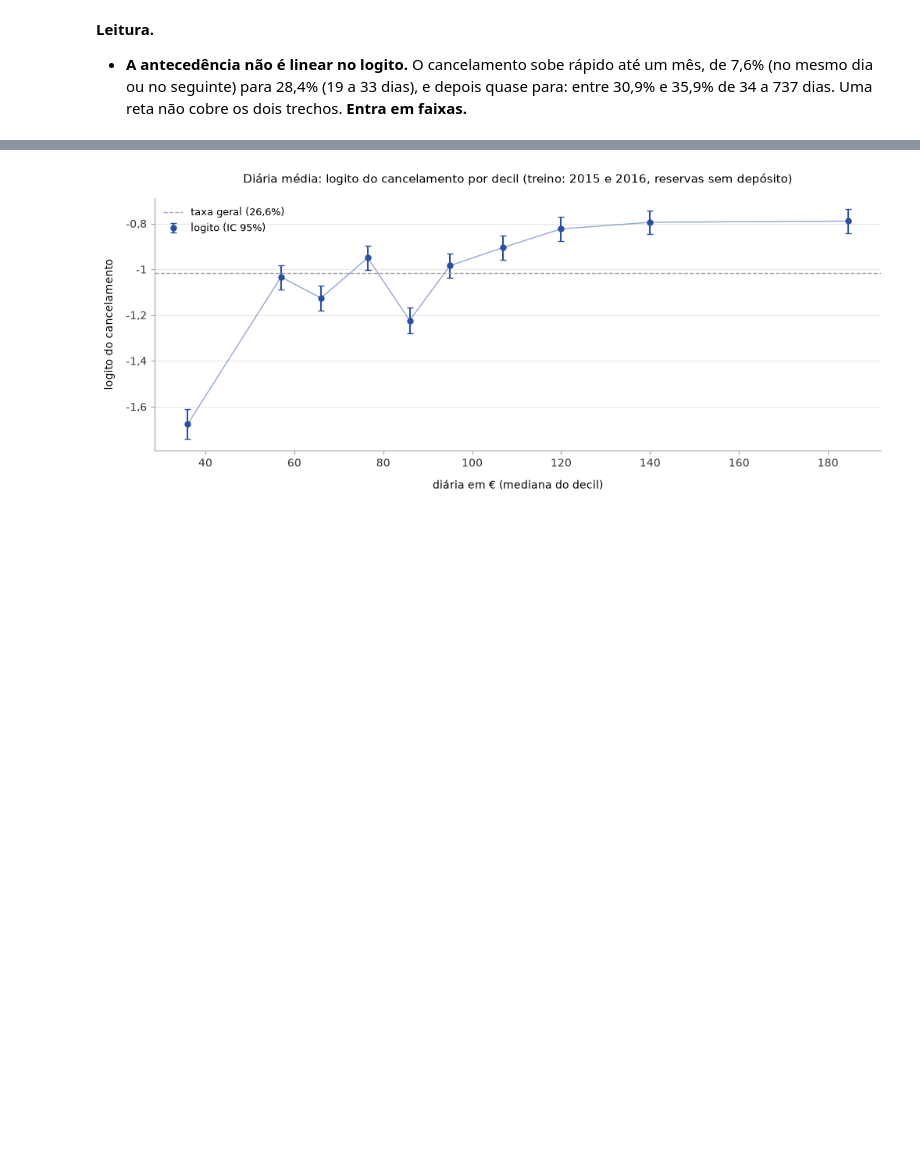
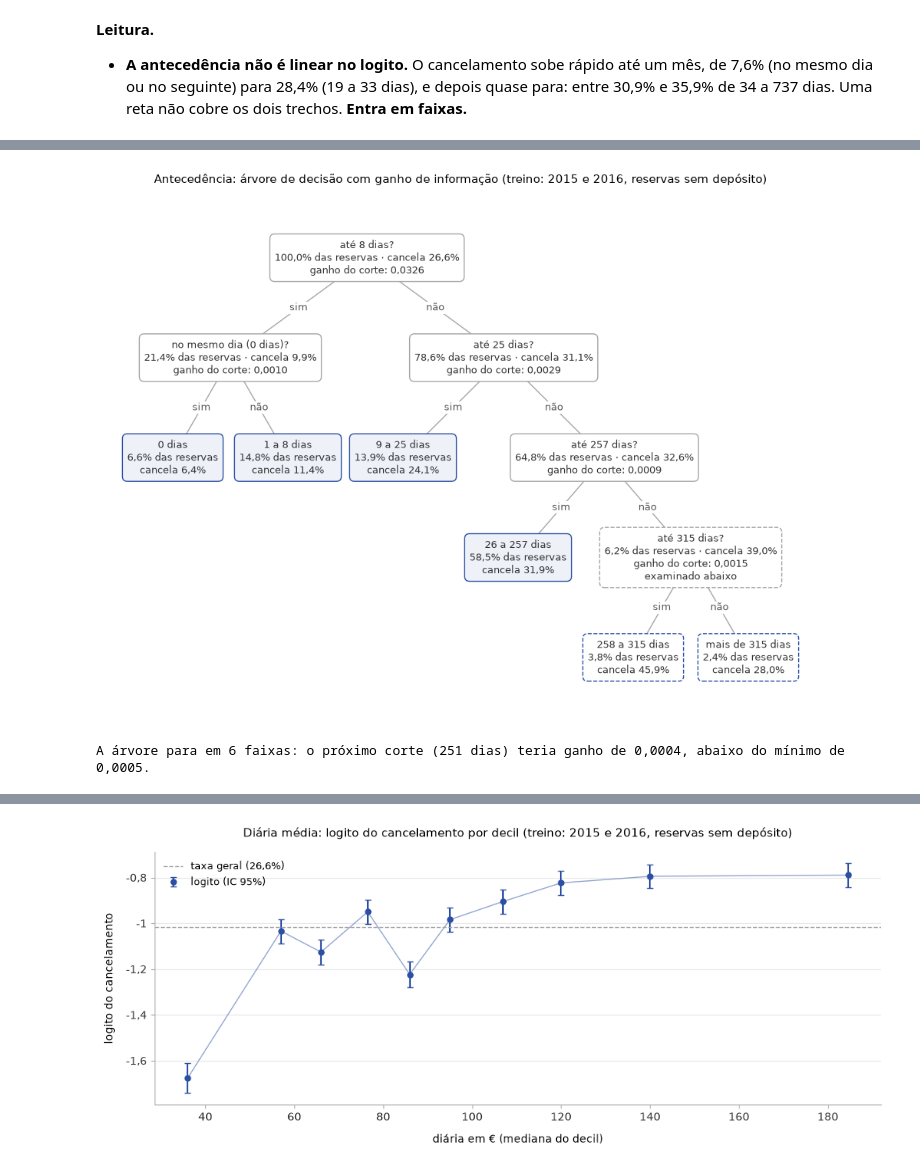
Before and after one commit to acrosatto/comunicacao-dados-mba, a Jupyter notebook: analise/ana/02_variaveis.ipynb, the cells around one changed output, grey strips where cells are left out. Drawn from its saved outputs; the diff is of its cells as text; code cells hidden in the pictures; blank space fills up the shorter version.

```diff
--- a/analise/ana/02_variaveis.ipynb
+++ b/analise/ana/02_variaveis.ipynb
@@ -327,0 +343,15 @@ logito_decis('lead_time', 'Antecedência: logito do cancelamento por decil (trei
+# %%
+# antecedência: a árvore que as regras de parada produzem (treino)
+passos_lead = cortes_por_ganho(treino, 'lead_time')
+n_faixas_lead = int((passos_lead['aceito'] == 'sim').sum()) + 1
+desenhar_arvore(treino, 'lead_time', n_faixas=n_faixas_lead, unidade='dias', examinar=[315],
+                titulo='Antecedência: árvore de decisão com ganho de informação (treino: 2015 e 2016, reservas sem depósito)')
+
+# por que a árvore para aqui
+parada = passos_lead[passos_lead['aceito'] == 'não'].iloc[0]
+ganho_parada = f"{parada['ganho']:.4f}".replace('.', ',')
+print(f"A árvore para em {n_faixas_lead} faixas: o próximo corte ({parada['corte_novo']} dias) teria ganho de "
+      f"{ganho_parada}, abaixo do mínimo de 0,0005.")
+# %% [output]
+[figure, new version]
+A árvore para em 6 faixas: o próximo corte (251 dias) teria ganho de 0,0004, abaixo do mínimo de 0,0005.
```
Also changed, not shown: parts of 19 cells of this notebook, 1 other file.
